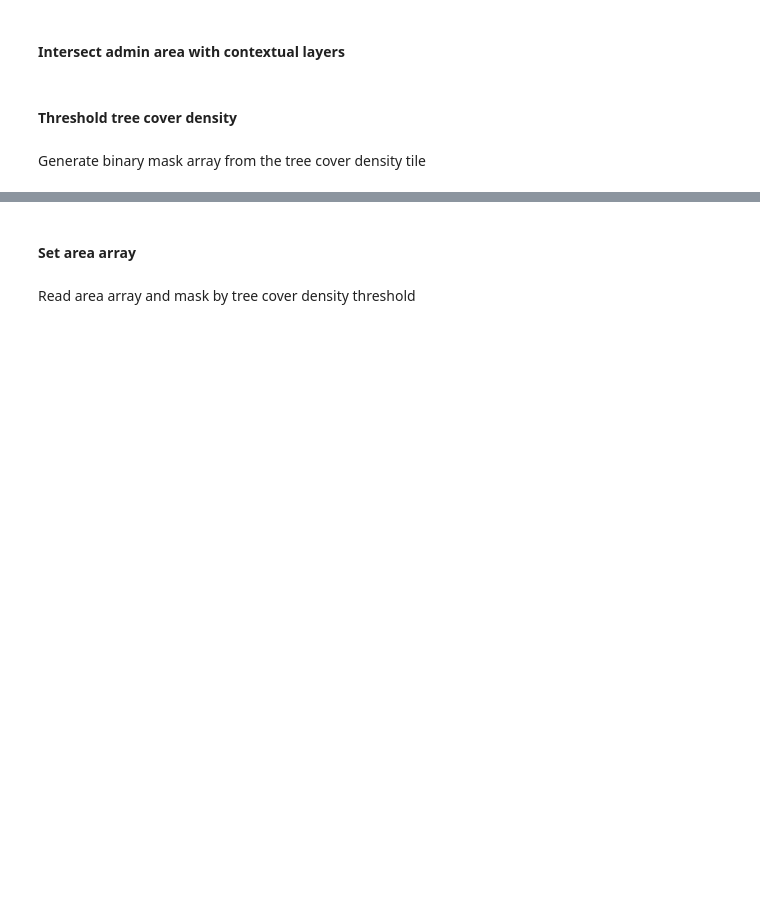
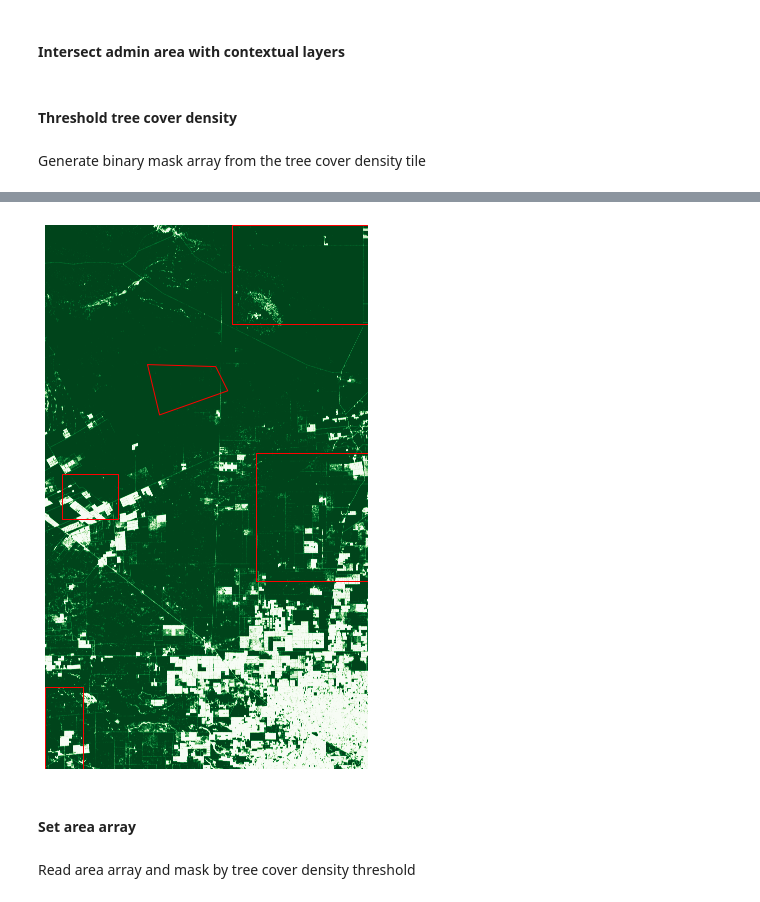
Before and after one commit to wri/gfw-data-qc, a Jupyter notebook: automated_qc/tree_cover_loss_qc.ipynb, the cells around one changed output, grey strips where cells are left out. Saved outputs shown, nothing was run; the diff lists cells and outputs as text; code cells hidden in the pictures; blank space fills up the shorter version.

```diff
--- a/automated_qc/tree_cover_loss_qc.ipynb
+++ b/automated_qc/tree_cover_loss_qc.ipynb
@@ -72,14 +68,17 @@ def get_s3_asset_uri(dataset):
 # %%
-def intersect_layers(layers, bounds, shp_fp):
+def intersect_layers(layers, bounds, shp_fp, dissolved):
 
     # return dissolved shapefile if there are no contextual layers
     if len(contextual_layers) == 0:
         adm_shp = gpd.read_file(shp_fp)
-        dissolved = gpd.GeoSeries(adm_shp.geometry).unary_union
-        dissolved_gs = gpd.GeoSeries(dissolved)
-        dissolved_gs.to_file(os.path.join('tmp', 'dissolved_intersection.shp'))
-
-        return dissolved
+        if dissolved==True:
+            dissolved = gpd.GeoSeries(adm_shp.geometry).unary_union
+            dissolved_gs = gpd.GeoSeries(dissolved)
+            dissolved_gs.to_file(os.path.join('tmp', f'{os.path.basename(shp_fp[:-4])}_tmp.shp'))
+            return dissolved
+        else:
+            adm_shp.to_file(os.path.join('tmp', f'{os.path.basename(shp_fp[:-4])}_tmp.shp'))
+            return adm_shp
 
     # parse for s3 paths
     s3_paths = [get_s3_asset_uri(layer) for layer in layers]
@@ -95,7 +94,13 @@ def intersect_layers(layers, bounds, shp_fp):
             filename=filename,
             bbox=bounds,
         )
-        contextual_gdfs.append(gdf)
+        if len(gdf) > 0:
+            contextual_gdfs.append(gdf)
+        else:
+            continue
+
+    if len(contextual_gdfs) == 0:
+        raise NoIntersectException('Shapefile does not intersect with contextual layers')
 
     # intersect all layers
     intersected_gdf = gpd.read_file(shp_fp)
@@ -106,13 +111,15 @@ def intersect_layers(layers, bounds, shp_fp):
             continue
 
     # dissolve and save to tmp
-    dissolved = gpd.GeoSeries(intersected_gdf.geometry).unary_union
-    dissolved_gs = gpd.GeoSeries(dissolved)
-    dissolved_gs.to_file(os.path.join('tmp', 'dissolved_intersection.shp'))
-
-    return dissolved
+    if dissolved==True:
+        dissolved = gpd.GeoSeries(intersected_gdf.geometry).unary_union
+        dissolved_gs = gpd.GeoSeries(dissolved)
+        dissolved_gs.to_file(os.path.join('tmp', f'{os.path.basename(shp_fp[:-4])}_tmp.shp'))
+        return dissolved_gs
+    else:
+        return intersected_gdf
 # %%
-intersection = intersect_layers(contextual_layers, bounds, shp_fp)
+intersection = intersect_layers(contextual_layers, bounds, shp_fp, dissolved)
 # %% [markdown]
 #### Threshold tree cover density
 # %% [markdown]
@@ -147,3 +155,7 @@ plt.imshow(tcd_arr_mask)
+# %%
+overlay_feature_on_arr(intersection, tcd_arr_mask, win_affine, 'Greens')
+# %% [output]
+[figure, added]
 # %% [markdown]
 #### Set area array
 # %% [markdown]
```
Also changed, not shown: parts of 20 cells of this notebook, 6 other files.
